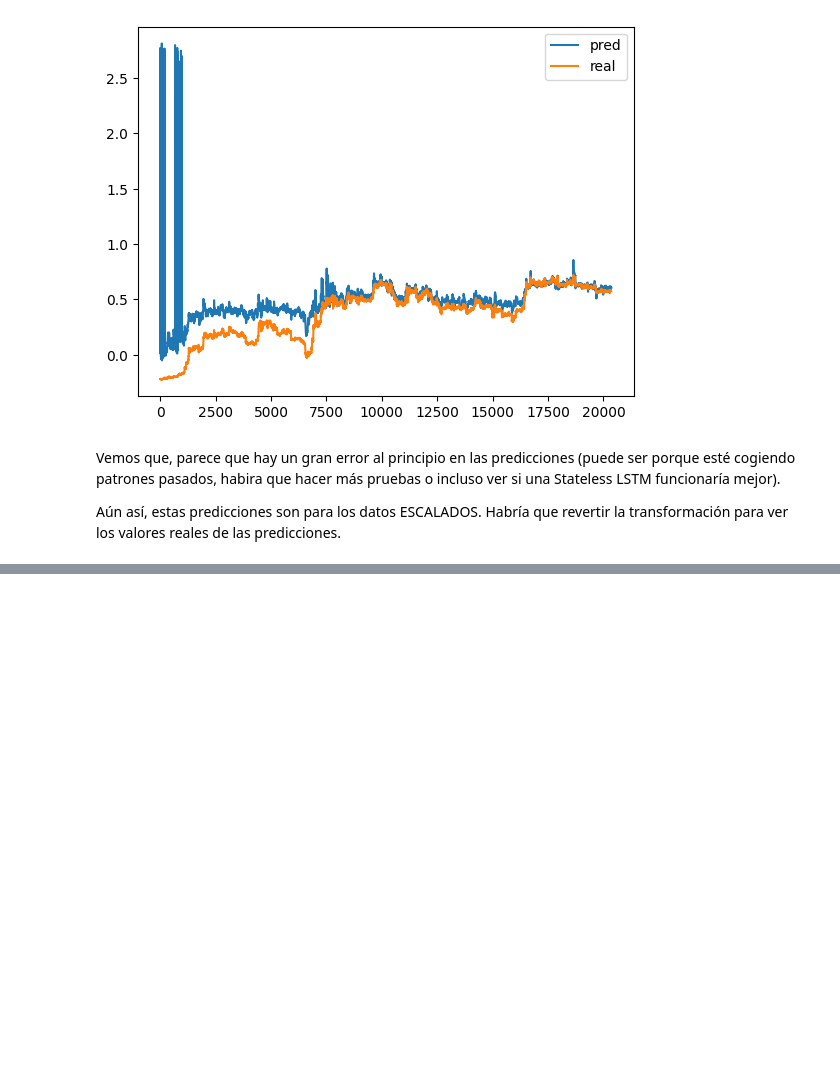
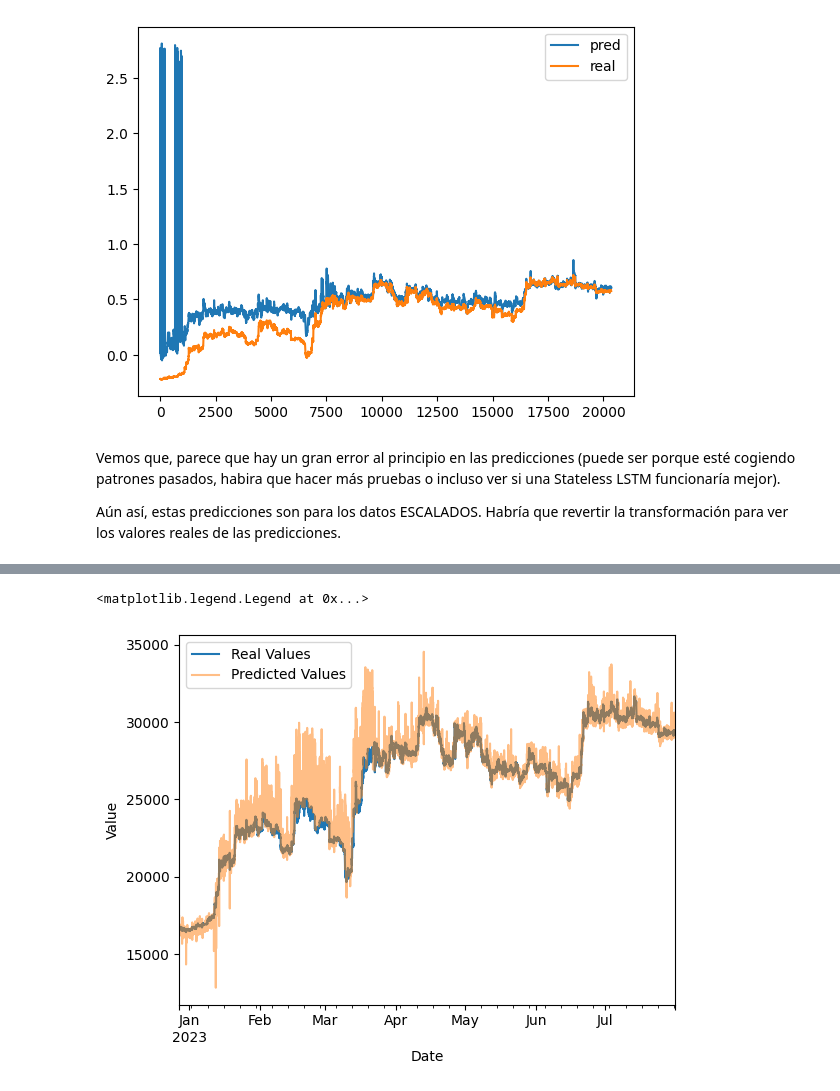
Before and after one commit to robercg33/ML-projects, a Jupyter notebook: BTC price prediction + GDELT news/time_series_btc.ipynb, the cells around one changed output, grey strips where cells are left out. Saved outputs shown, nothing was run; the diff lists cells and outputs as text; code cells hidden in the pictures; blank space fills up the shorter version.

```diff
--- a/BTC price prediction + GDELT news/time_series_btc.ipynb
+++ b/BTC price prediction + GDELT news/time_series_btc.ipynb
@@ -1053,0 +1702,17 @@ Aún así, estas predicciones son para los datos ESCALADOS. Habría que revertir
+# %%
+real_unscaled_values = get_inverse_target(
+    scaler=scaler,
+    var_obj="close",
+    column_names=df_test.columns,
+    values= df_results["real"]
+)
+
+pred_unescaled_values = get_inverse_target(
+    scaler=scaler,
+    var_obj="close",
+    column_names=df_test.columns,
+    values= df_results["pred"]
+)
+
+df_results_unscaled = pd.concat([real_unscaled_values.rename("real"), pred_unescaled_values.rename("pred")], axis=1)
+df_results_unscaled
@@ -1053,0 +1752,13 @@ Aún así, estas predicciones son para los datos ESCALADOS. Habría que revertir
+# %%
+import matplotlib.pyplot as plt
+
+ax = df_results_unscaled['real'].plot(label='Real Values')
+df_results_unscaled['pred'].plot(ax=ax, label='Predicted Values', alpha=0.5) #Hacemos más transparente para que se pueda ver el valor de la serie original
+
+# Adding labels and title
+plt.xlabel('Date')
+plt.ylabel('Value')
+plt.legend()
+# %% [output]
+<matplotlib.legend.Legend at 0x...>
+[figure, added]
```
Also changed, not shown: parts of 55 cells of this notebook.
